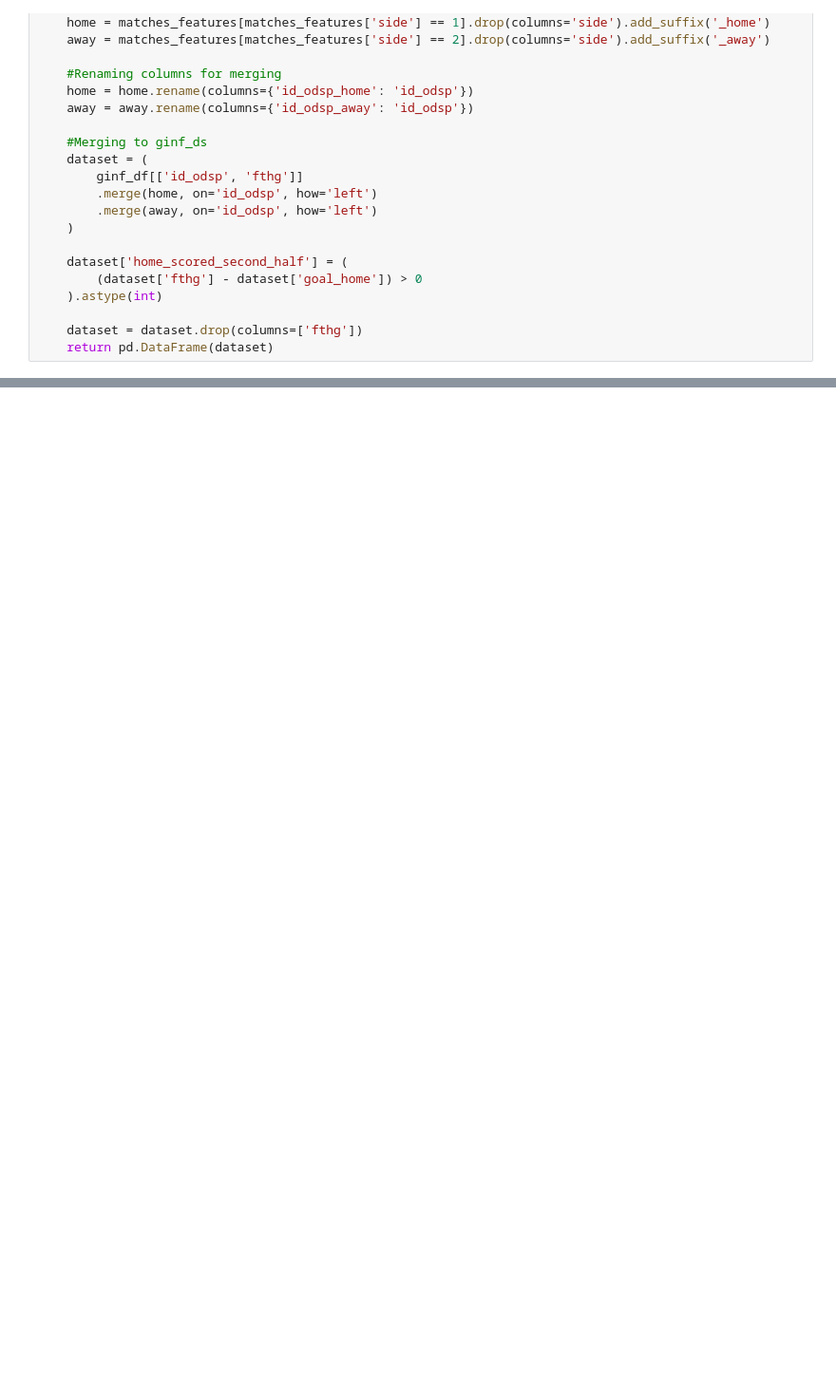
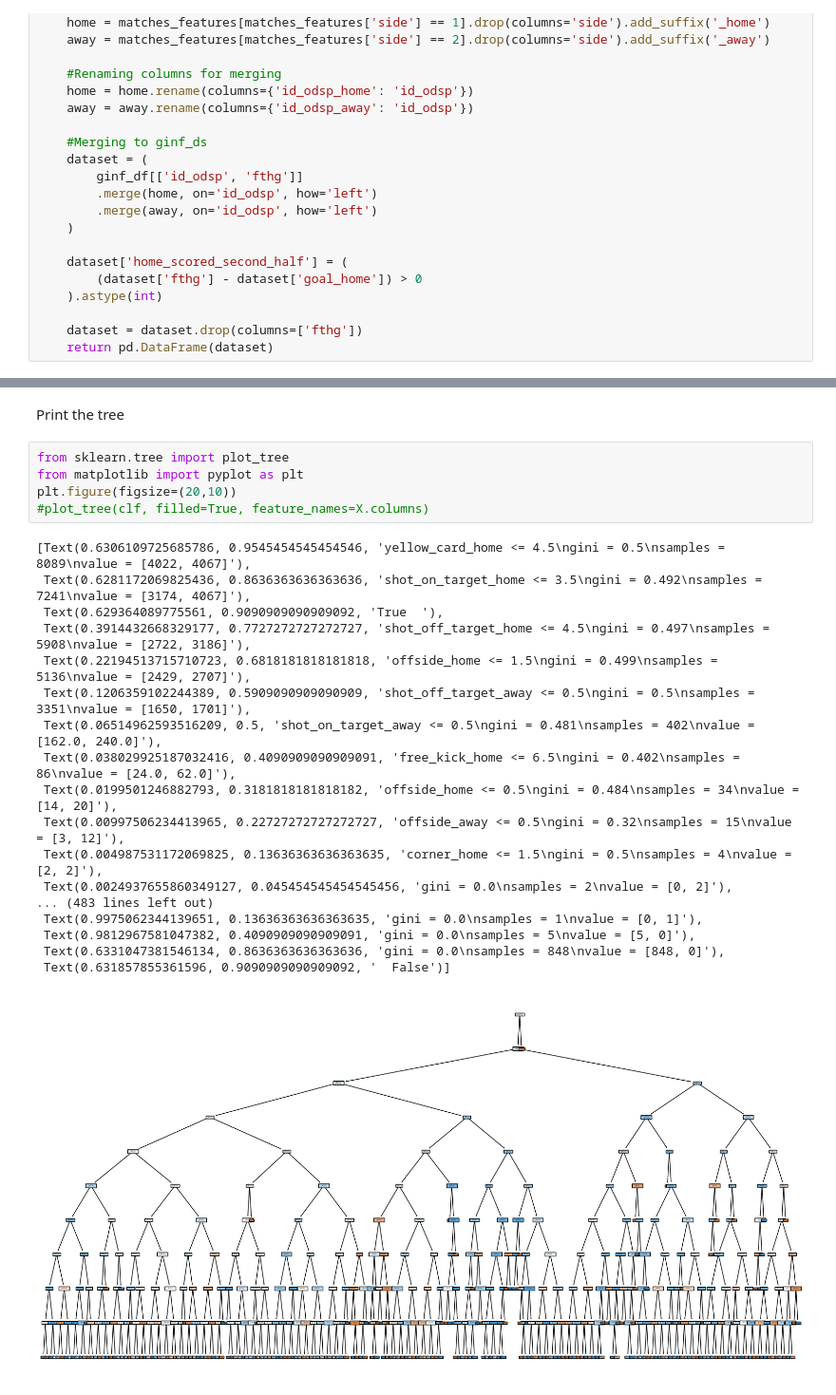
Before and after one commit to gabbosanti/machine-learning-assignment, a Jupyter notebook: assignement.ipynb, the cells around one changed output, grey strips where cells are left out. Shown at 95% size. Cells and saved outputs as stored; diff of their text form; blank space fills up the shorter version.

```diff
--- a/assignement.ipynb
+++ b/assignement.ipynb
@@ -111,0 +239,26 @@ dataset
+# %% [markdown]
+Print the tree
+# %%
+from sklearn.tree import plot_tree
+from matplotlib import pyplot as plt
+plt.figure(figsize=(20,10))
+#plot_tree(clf, filled=True, feature_names=X.columns)
+# %% [output]
+[Text(0.6306109725685786, 0.9545454545454546, 'yellow_card_home <= 4.5\ngini = 0.5\nsamples = 8089\nvalue = [4022, 4067]'),
+ Text(0.6281172069825436, 0.8636363636363636, 'shot_on_target_home <= 3.5\ngini = 0.492\nsamples = 7241\nvalue = [3174, 4067]'),
+ Text(0.629364089775561, 0.9090909090909092, 'True  '),
+ Text(0.3914432668329177, 0.7727272727272727, 'shot_off_target_home <= 4.5\ngini = 0.497\nsamples = 5908\nvalue = [2722, 3186]'),
+ Text(0.22194513715710723, 0.6818181818181818, 'offside_home <= 1.5\ngini = 0.499\nsamples = 5136\nvalue = [2429, 2707]'),
+ Text(0.1206359102244389, 0.5909090909090909, 'shot_off_target_away <= 0.5\ngini = 0.5\nsamples = 3351\nvalue = [1650, 1701]'),
+ Text(0.06514962593516209, 0.5, 'shot_on_target_away <= 0.5\ngini = 0.481\nsamples = 402\nvalue = [162.0, 240.0]'),
+ Text(0.038029925187032416, 0.4090909090909091, 'free_kick_home <= 6.5\ngini = 0.402\nsamples = 86\nvalue = [24.0, 62.0]'),
+ Text(0.0199501246882793, 0.3181818181818182, 'offside_home <= 0.5\ngini = 0.484\nsamples = 34\nvalue = [14, 20]'),
+ Text(0.00997506234413965, 0.22727272727272727, 'offside_away <= 0.5\ngini = 0.32\nsamples = 15\nvalue = [3, 12]'),
+ Text(0.004987531172069825, 0.13636363636363635, 'corner_home <= 1.5\ngini = 0.5\nsamples = 4\nvalue = [2, 2]'),
+ Text(0.0024937655860349127, 0.045454545454545456, 'gini = 0.0\nsamples = 2\nvalue = [0, 2]'),
+... (483 lines left out)
+ Text(0.9975062344139651, 0.13636363636363635, 'gini = 0.0\nsamples = 1\nvalue = [0, 1]'),
+ Text(0.9812967581047382, 0.4090909090909091, 'gini = 0.0\nsamples = 5\nvalue = [5, 0]'),
+ Text(0.6331047381546134, 0.8636363636363636, 'gini = 0.0\nsamples = 848\nvalue = [848, 0]'),
+ Text(0.631857855361596, 0.9090909090909092, '  False')]
+[figure, added]
```
Also changed, not shown: parts of 24 cells of this notebook.
